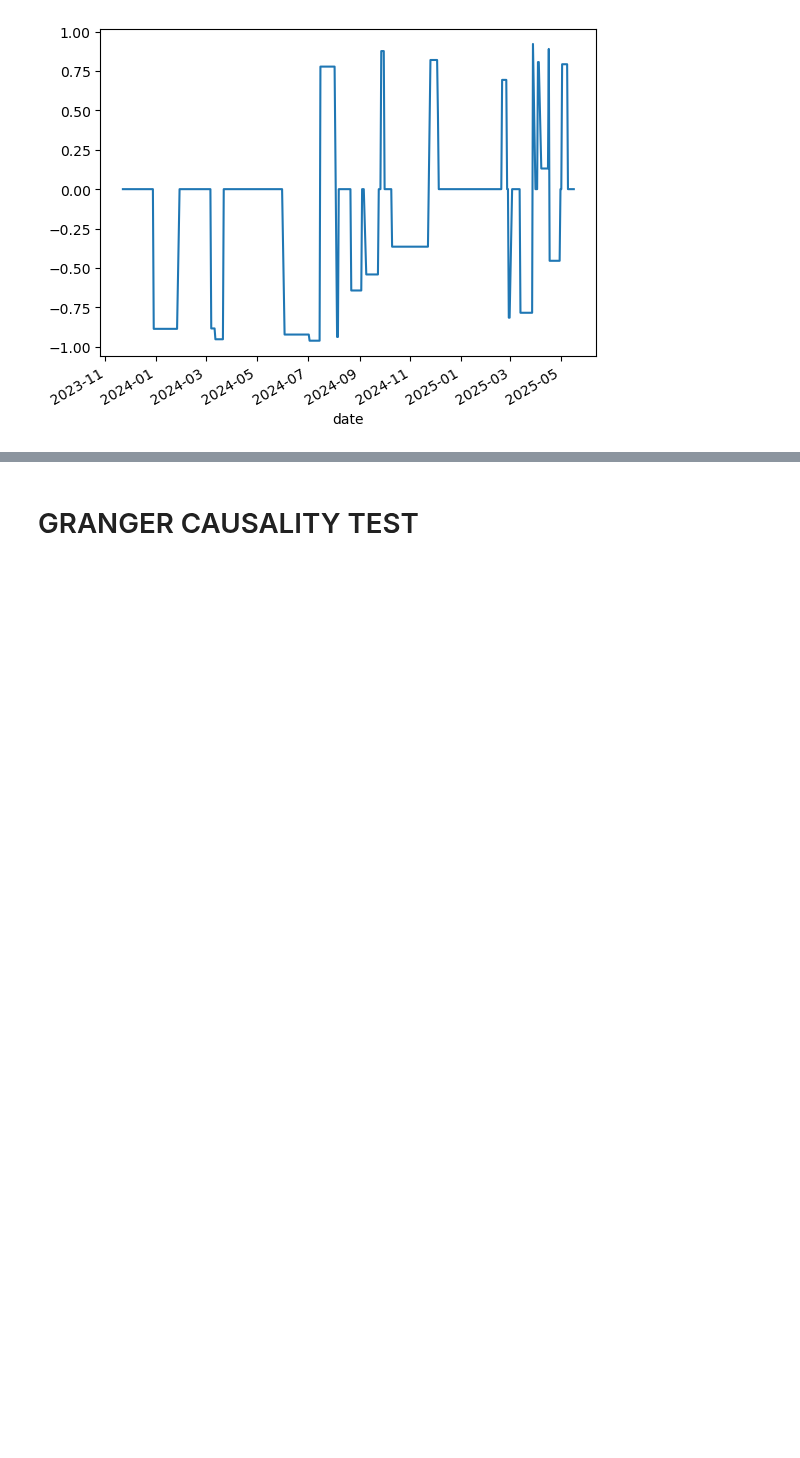
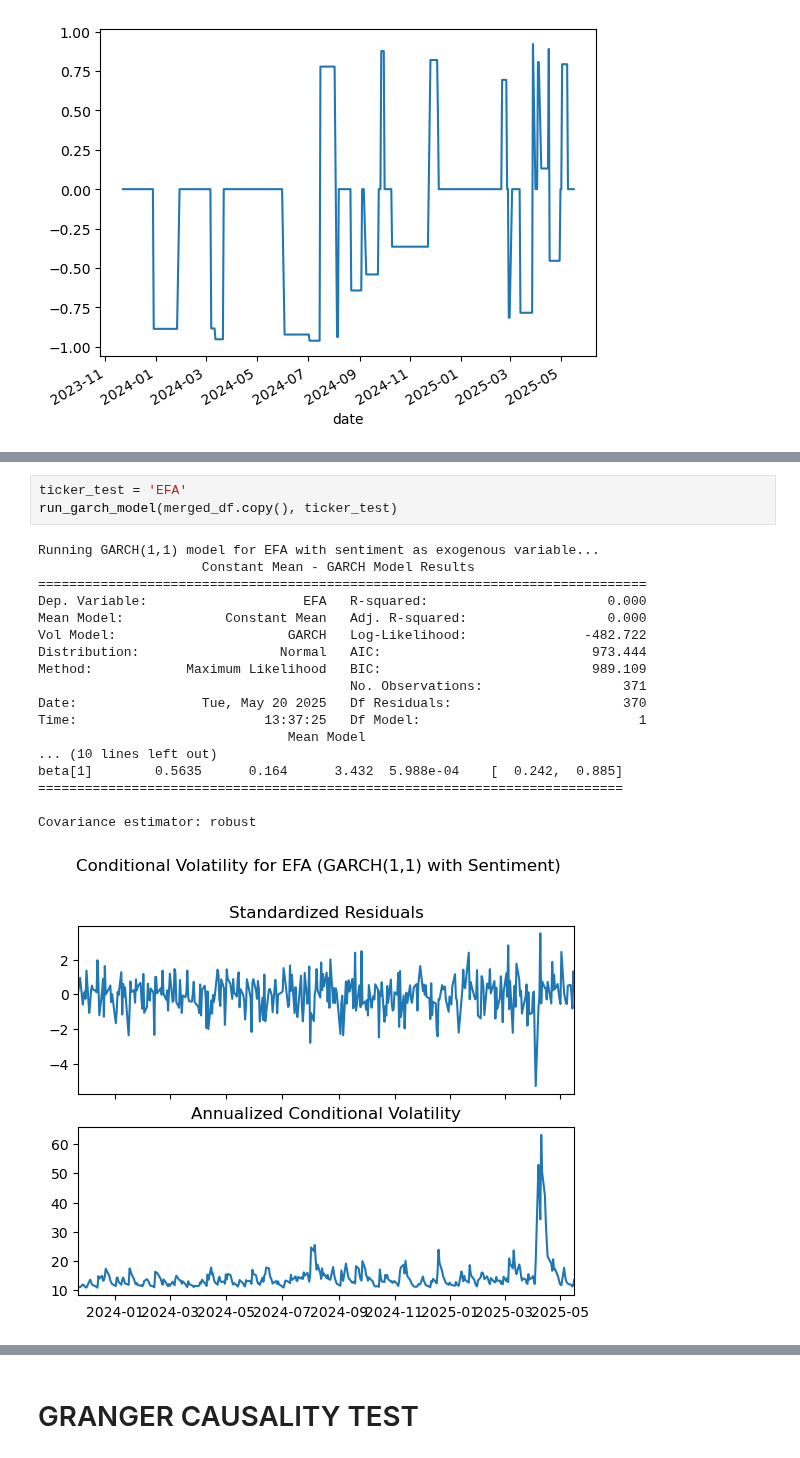
Before and after one commit to Kunj121/MacroFinance_HW2, a Jupyter notebook: project/regressions.ipynb, the cells around one changed output, grey strips where cells are left out. Saved outputs shown, nothing was run; the diff lists cells and outputs as text; blank space fills up the shorter version.

```diff
--- a/project/regressions.ipynb
+++ b/project/regressions.ipynb
@@ -403,0 +483,22 @@ Covariance estimator: robust
+# %%
+ticker_test = 'EFA'
+run_garch_model(merged_df.copy(), ticker_test)
+# %% [output]
+Running GARCH(1,1) model for EFA with sentiment as exogenous variable...
+                     Constant Mean - GARCH Model Results
+==============================================================================
+Dep. Variable:                    EFA   R-squared:                       0.000
+Mean Model:             Constant Mean   Adj. R-squared:                  0.000
+Vol Model:                      GARCH   Log-Likelihood:               -482.722
+Distribution:                  Normal   AIC:                           973.444
+Method:            Maximum Likelihood   BIC:                           989.109
+                                        No. Observations:                  371
+Date:                Tue, May 20 2025   Df Residuals:                      370
+Time:                        13:37:25   Df Model:                            1
+                                Mean Model
+... (10 lines left out)
+beta[1]        0.5635      0.164      3.432  5.988e-04    [  0.242,  0.885]
+===========================================================================
+
+Covariance estimator: robust
+[figure, added]
```
Also changed, not shown: parts of 5 cells of this notebook.
